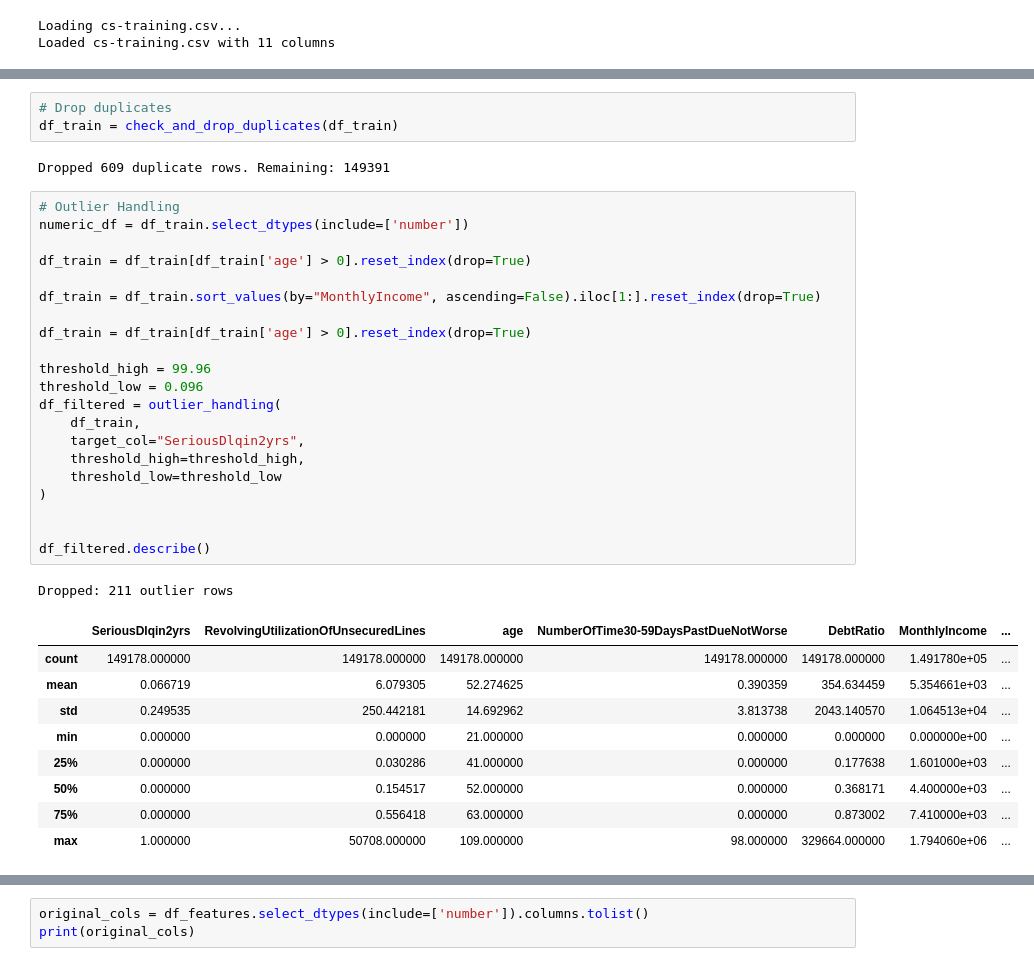
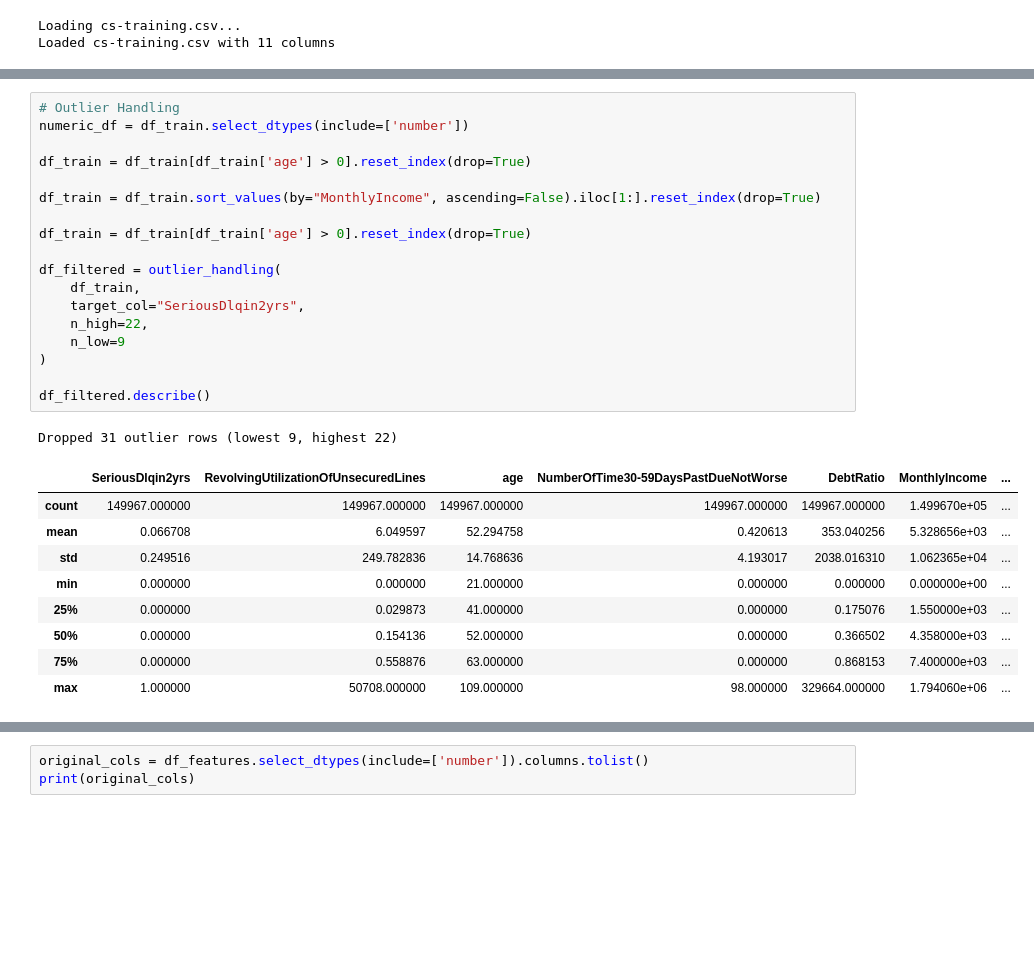
Before and after one commit to sunnysunny77/loan, a Jupyter notebook: cr.ipynb, the cells around one changed output, grey strips where cells are left out. Cells and saved outputs as stored; diff of their text form; blank space fills up the shorter version.

```diff
--- a/cr.ipynb
+++ b/cr.ipynb
@@ -638,42 +632,34 @@ Total duplicate rows: 646
 | NumberOfTimes90DaysLate | int64 | 150000 | 0 | 0.00 | 19 | 0.265973 | 4.169304 | 0.0 | 0.000000 | 0.000000 | 0.000000 | ... |
 | NumberRealEstateLoansOrLines | int64 | 150000 | 0 | 0.00 | 28 | 1.018240 | 1.129771 | 0.0 | 0.000000 | 1.000000 | 2.000000 | ... |
 | NumberOfTime60-89DaysPastDueNotWorse | int64 | 150000 | 0 | 0.00 | 13 | 0.240387 | 4.155179 | 0.0 | 0.000000 | 0.000000 | 0.000000 | ... |
-# %%
-# Drop duplicates
-df_train = check_and_drop_duplicates(df_train)
-# %% [output]
-Dropped 609 duplicate rows. Remaining: 149391
 # %%
 # Outlier Handling
 numeric_df = df_train.select_dtypes(include=['number'])
 
 df_train = df_train[df_train['age'] > 0].reset_index(drop=True)
 
 df_train = df_train.sort_values(by="MonthlyIncome", ascending=False).iloc[1:].reset_index(drop=True)
 
 df_train = df_train[df_train['age'] > 0].reset_index(drop=True)
 
-threshold_high = 99.96
-threshold_low = 0.096
 df_filtered = outlier_handling(
     df_train,
     target_col="SeriousDlqin2yrs",
-    threshold_high=threshold_high,
-    threshold_low=threshold_low
+    n_high=22,
+    n_low=9
 )
 
-
 df_filtered.describe()
 # %% [output]
-Dropped: 211 outlier rows
+Dropped 31 outlier rows (lowest 9, highest 22)
 |  | SeriousDlqin2yrs | RevolvingUtilizationOfUnsecuredLines | age | NumberOfTime30-59DaysPastDueNotWorse | DebtRatio | MonthlyIncome | ... |
-| count | 149178.000000 | 149178.000000 | 149178.000000 | 149178.000000 | 149178.000000 | 1.491780e+05 | ... |
-| mean | 0.066719 | 6.079305 | 52.274625 | 0.390359 | 354.634459 | 5.354661e+03 | ... |
-| std | 0.249535 | 250.442181 | 14.692962 | 3.813738 | 2043.140570 | 1.064513e+04 | ... |
+| count | 149967.000000 | 149967.000000 | 149967.000000 | 149967.000000 | 149967.000000 | 1.499670e+05 | ... |
+| mean | 0.066708 | 6.049597 | 52.294758 | 0.420613 | 353.040256 | 5.328656e+03 | ... |
+| std | 0.249516 | 249.782836 | 14.768636 | 4.193017 | 2038.016310 | 1.062365e+04 | ... |
 | min | 0.000000 | 0.000000 | 21.000000 | 0.000000 | 0.000000 | 0.000000e+00 | ... |
-| 25% | 0.000000 | 0.030286 | 41.000000 | 0.000000 | 0.177638 | 1.601000e+03 | ... |
-| 50% | 0.000000 | 0.154517 | 52.000000 | 0.000000 | 0.368171 | 4.400000e+03 | ... |
-| 75% | 0.000000 | 0.556418 | 63.000000 | 0.000000 | 0.873002 | 7.410000e+03 | ... |
+| 25% | 0.000000 | 0.029873 | 41.000000 | 0.000000 | 0.175076 | 1.550000e+03 | ... |
+| 50% | 0.000000 | 0.154136 | 52.000000 | 0.000000 | 0.366502 | 4.358000e+03 | ... |
+| 75% | 0.000000 | 0.558876 | 63.000000 | 0.000000 | 0.868153 | 7.400000e+03 | ... |
 | max | 1.000000 | 50708.000000 | 109.000000 | 98.000000 | 329664.000000 | 1.794060e+06 | ... |
 # %%
 # Select targets
```
Also changed, not shown: parts of 26 cells of this notebook, 17 other files.
